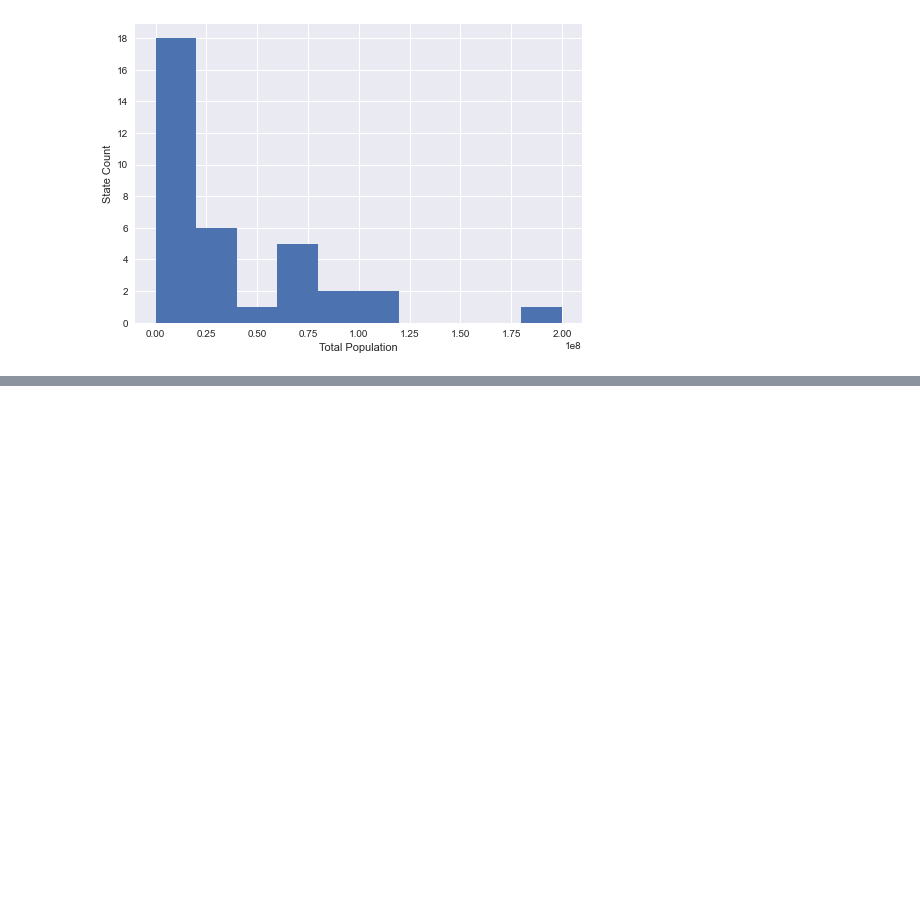
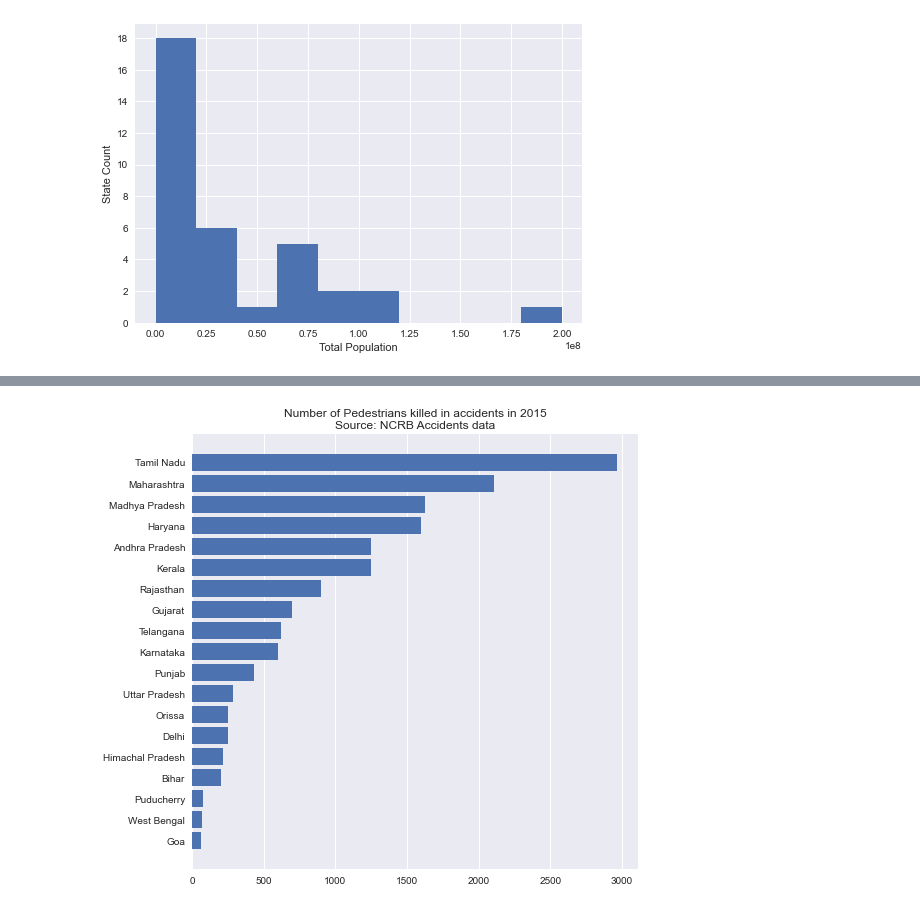
Before and after one commit to samewara/data-visualization, a Jupyter notebook: matplotlib-examples.ipynb, the cells around one changed output, grey strips where cells are left out. Saved outputs shown, nothing was run; the diff lists cells and outputs as text; code cells hidden in the pictures; blank space fills up the shorter version.

```diff
--- a/matplotlib-examples.ipynb
+++ b/matplotlib-examples.ipynb
@@ -58,0 +97,4 @@ No handles with labels found to put in legend.
+# %%
+states = pd.read_csv('data-files/accident-data.csv')
+states.drop('num', axis=1, inplace=True)
+states.head()
@@ -58,0 +108,21 @@ No handles with labels found to put in legend.
+# %%
+# Analyze accident data to see number of pedestrians killed in 2015
+
+def plot(df, col, min_value=50, title=""):
+    total_col = '%s-total'%col
+    s2 = df.sort_values(by=total_col)
+
+    # for sanity of plot, lets filter and pick few top ones only
+    mask = s2[total_col]>min_value
+    s2 = s2[mask]
+
+    plt.figure(figsize=(8,8))
+    plt.barh(range(s2.shape[0]), s2[total_col], tick_label=s2['state/ut'])
+    plt.title('Number of %s killed in accidents in 2015\nSource: NCRB Accidents data'%title)
+    plt.axes().yaxis.grid(0)
+    plt.axes().xaxis.grid(1)
+    plt.show()
+# %%
+plot(states,'pedestrian', title='Pedestrians')
+# %% [output]
+[figure, added]
```
Also changed, not shown: parts of 17 cells of this notebook, 1 other file.
